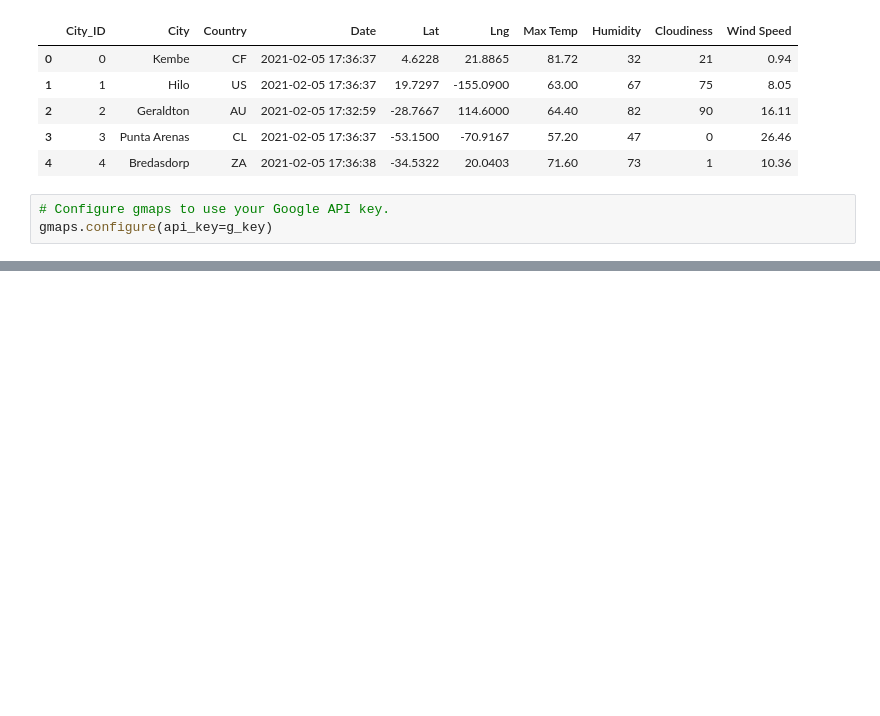
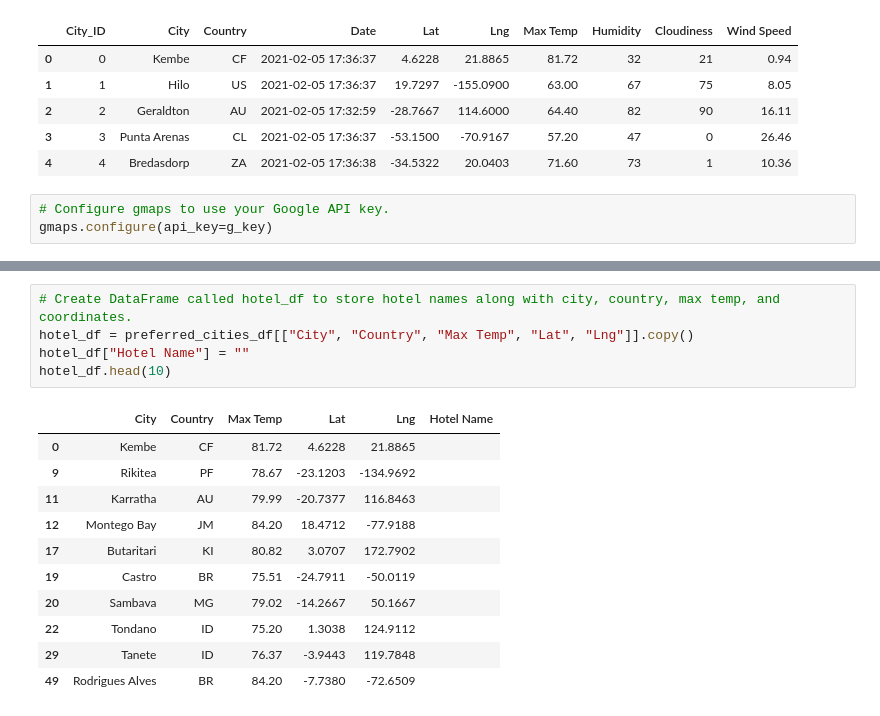
Before and after one commit to Quinneth/World_Weather_Analysis, a Jupyter notebook: vacationPy.ipynb, the cells around one changed output, grey strips where cells are left out. Cells and saved outputs as stored; diff of their text form; blank space fills up the shorter version.

```diff
--- a/vacationPy.ipynb
+++ b/vacationPy.ipynb
@@ -50,0 +119,17 @@ for temp in max_temp:
+# %%
+# Create DataFrame called hotel_df to store hotel names along with city, country, max temp, and coordinates.
+hotel_df = preferred_cities_df[["City", "Country", "Max Temp", "Lat", "Lng"]].copy()
+hotel_df["Hotel Name"] = ""
+hotel_df.head(10)
+# %% [output]
+|  | City | Country | Max Temp | Lat | Lng | Hotel Name |
+| 0 | Kembe | CF | 81.72 | 4.6228 | 21.8865 |  |
+| 9 | Rikitea | PF | 78.67 | -23.1203 | -134.9692 |  |
+| 11 | Karratha | AU | 79.99 | -20.7377 | 116.8463 |  |
+| 12 | Montego Bay | JM | 84.20 | 18.4712 | -77.9188 |  |
+| 17 | Butaritari | KI | 80.82 | 3.0707 | 172.7902 |  |
+| 19 | Castro | BR | 75.51 | -24.7911 | -50.0119 |  |
+| 20 | Sambava | MG | 79.02 | -14.2667 | 50.1667 |  |
+| 22 | Tondano | ID | 75.20 | 1.3038 | 124.9112 |  |
+| 29 | Tanete | ID | 76.37 | -3.9443 | 119.7848 |  |
+| 49 | Rodrigues Alves | BR | 84.20 | -7.7380 | -72.6509 |  |
```
Also changed, not shown: parts of 17 cells of this notebook, 1 other file.
